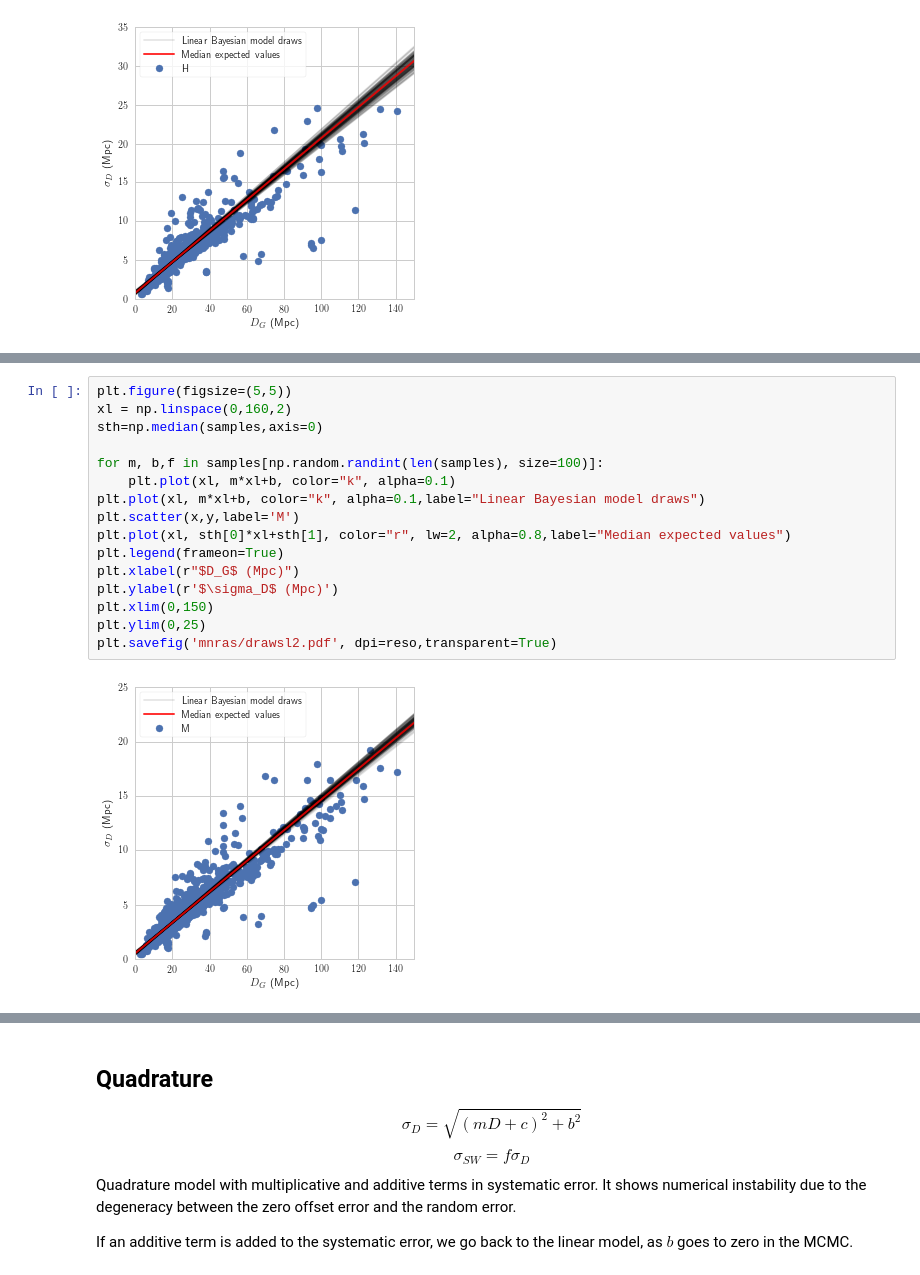
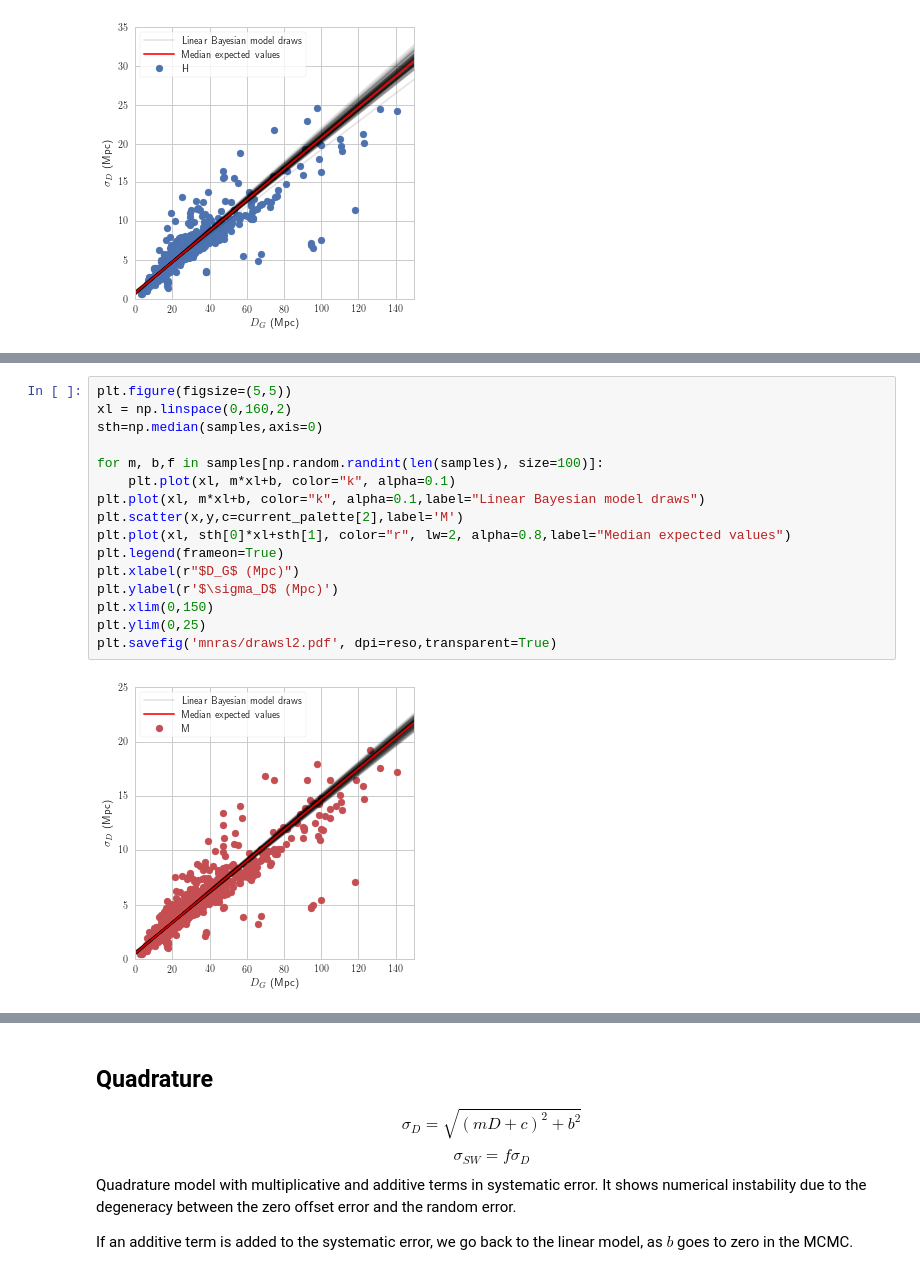
Before and after one commit to saint-germain/errorprediction, a Jupyter notebook: correctdiscrepancy.ipynb, the cells around one changed output, grey strips where cells are left out. Cells and saved outputs as stored; diff of their text form.

Commit message:
updated plots

```diff
--- a/correctdiscrepancy.ipynb
+++ b/correctdiscrepancy.ipynb
@@ -469,21 +469,21 @@ plt.savefig('mnras/cornerl2.pdf', dpi=reso,transparent=True)
 # %%
 plt.figure(figsize=(5,5))
 xl = np.linspace(0,160,2)
 sth=np.median(samples,axis=0)
 
 for m, b,f in samples[np.random.randint(len(samples), size=100)]:
     plt.plot(xl, m*xl+b, color="k", alpha=0.1)
 plt.plot(xl, m*xl+b, color="k", alpha=0.1,label="Linear Bayesian model draws")
-plt.scatter(x,y,label='M')
+plt.scatter(x,y,c=current_palette[2],label='M')
 plt.plot(xl, sth[0]*xl+sth[1], color="r", lw=2, alpha=0.8,label="Median expected values")
 plt.legend(frameon=True)
 plt.xlabel(r"$D_G$ (Mpc)")
 plt.ylabel(r'$\sigma_D$ (Mpc)')
 plt.xlim(0,150)
 plt.ylim(0,25)
 plt.savefig('mnras/drawsl2.pdf', dpi=reso,transparent=True)
 # %% [output]
-[figure, old version]
+[figure, new version]
 # %%
 modpar=samples[np.random.randint(len(samples))]
 ysim=np.random.normal(modpar[0]*x+modpar[1],modpar[2]*(modpar[0]*x+modpar[1]))
```
Also changed, not shown: parts of 19 cells of this notebook.
